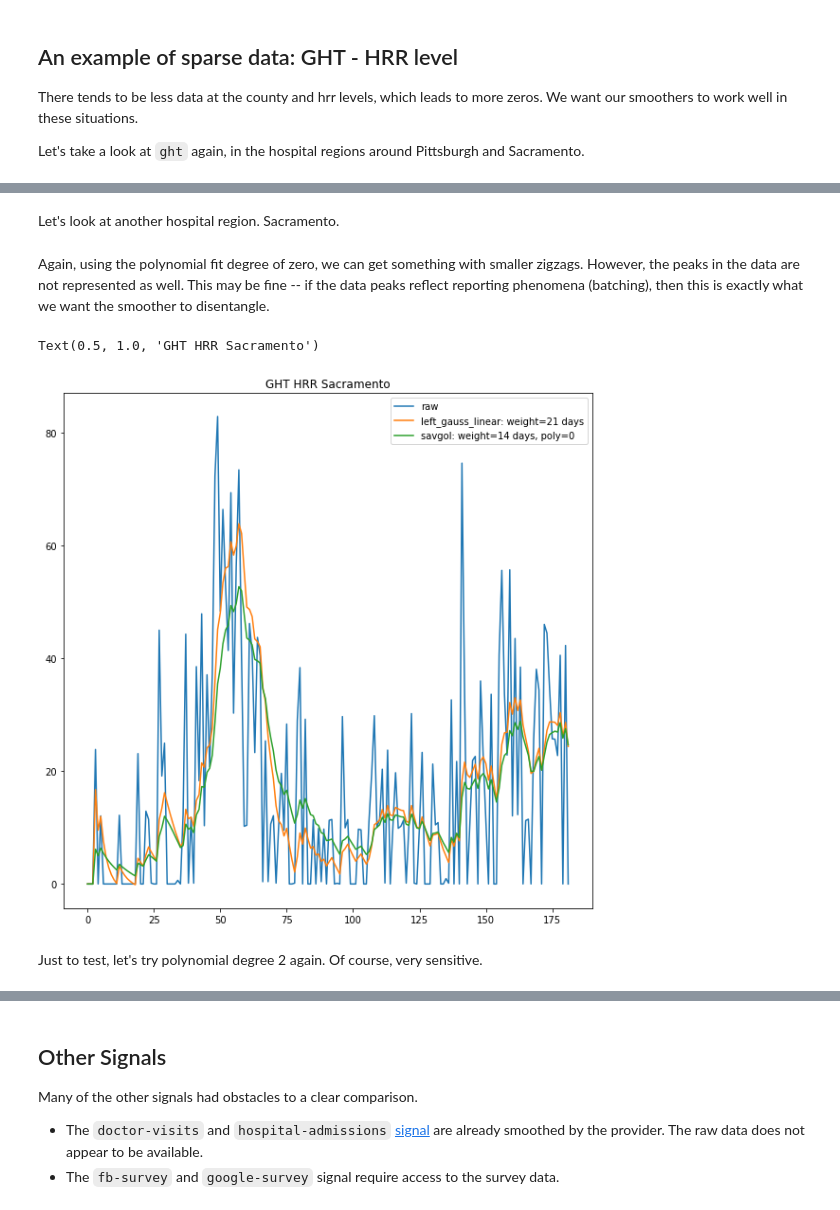
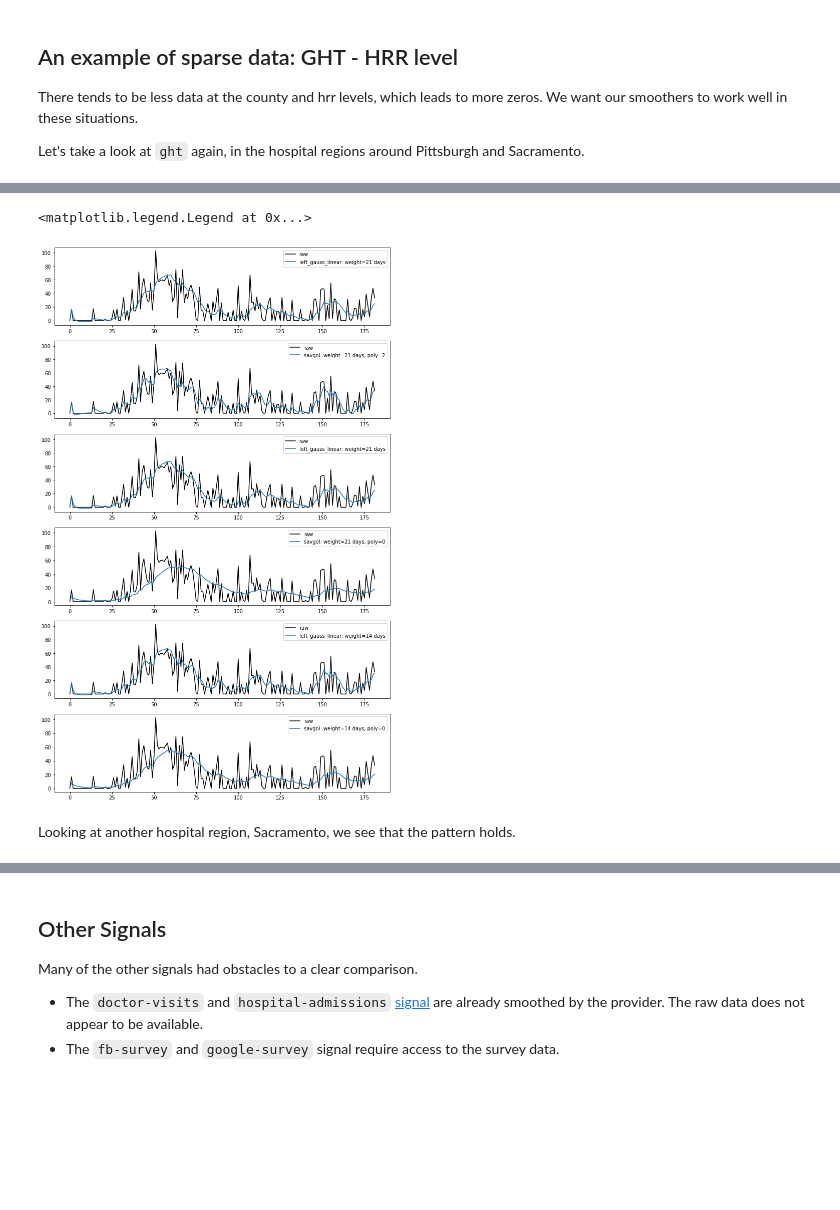
Before and after one commit to cmu-delphi/covidcast-modeling, a Jupyter notebook: indicators_smoother/COVIDcast Smoothing.ipynb, the cells around one changed output, grey strips where cells are left out. Cells and saved outputs as stored; diff of their text form; code cells hidden in the pictures; blank space fills up the shorter version.

```diff
--- a/indicators_smoother/COVIDcast Smoothing.ipynb
+++ b/indicators_smoother/COVIDcast Smoothing.ipynb
@@ -167,5 +104,46 @@ Text(0.5, 1.0, 'GHT HRR Pittsburgh')
+# %%
+plt.figure(figsize=(12, 20))
+plt.title("GHT HRR Pittsburgh")
+plt.subplot(6, 1, 1)
+plt.plot(np.array(data_raw.value), label="raw", color='black')
+smoother = Smoother(method_name='left_gauss_linear')
+plt.plot(smoother.smooth(np.array(data_raw.value)), label="left_gauss_linear: weight=21 days")
+plt.legend()
+
+plt.subplot(6, 1, 2)
+smoother = Smoother()
+plt.plot(np.array(data_raw.value), label="raw", color='black')
+plt.plot(smoother.smooth(np.array(data_raw.value)), label="savgol: weight=21 days, poly=2")
+plt.legend()
+
+plt.subplot(6, 1, 3)
+plt.plot(np.array(data_raw.value), label="raw", color='black')
+smoother = Smoother(method_name='left_gauss_linear')
+plt.plot(smoother.smooth(np.array(data_raw.value)), label="left_gauss_linear: weight=21 days")
+plt.legend()
+
+plt.subplot(6, 1, 4)
+plt.plot(np.array(data_raw.value), label="raw", color='black')
+smoother = Smoother(poly_fit_degree=0)
+plt.plot(smoother.smooth(np.array(data_raw.value)), label="savgol: weight=21 days, poly=0")
+plt.legend()
+
+plt.subplot(6, 1, 5)
+plt.plot(np.array(data_raw.value), label="raw", color='black')
+smoother = Smoother(method_name='left_gauss_linear', gaussian_bandwidth=144)
+plt.plot(smoother.smooth(np.array(data_raw.value)), label="left_gauss_linear: weight=14 days")
+plt.legend()
+
+plt.subplot(6, 1, 6)
+plt.plot(np.array(data_raw.value), label="raw", color='black')
+smoother = Smoother(gaussian_bandwidth=144, poly_fit_degree=0)
+plt.plot(smoother.smooth(np.array(data_raw.value)), label="savgol: weight=14 days, poly=0")
+plt.legend()
+# %% [output]
+<matplotlib.legend.Legend at 0x...>
+[figure, added]
 # %% [markdown]
-Let's look at another hospital region. Sacramento.
+Looking at another hospital region, Sacramento, we see that the pattern holds.
 # %%
 filename = "ght_raw_hrr_sacramento.csv"
 if filename not in os.listdir():
@@ -175,19 +153,3 @@ if filename not in os.listdir():
     data_raw.to_csv(filename)
 else:
     data_raw = pd.read_csv(filename)
-# %% [markdown]
-Again, using the polynomial fit degree of zero, we can get something with smaller zigzags. However, the peaks in the data are not represented as well. This may be fine -- if the data peaks reflect reporting phenomena (batching), then this is exactly what we want the smoother to disentangle.
-# %%
-plt.figure(figsize=(10,10))
-plt.plot(np.array(data_raw.value), label="raw")
-smoother = Smoother(method_name='left_gauss_linear')
-plt.plot(smoother.smooth(np.array(data_raw.value)), label="left_gauss_linear: weight=21 days")
-smoother = Smoother(gaussian_bandwidth=100, poly_fit_degree=0)
-plt.plot(smoother.smooth(np.array(data_raw.value)), label="savgol: weight=14 days, poly=0")
-plt.legend()
-plt.title("GHT HRR Sacramento")
-# %% [output]
-Text(0.5, 1.0, 'GHT HRR Sacramento')
-[figure, removed]
-# %% [markdown]
-Just to test, let's try polynomial degree 2 again. Of course, very sensitive.
```
Also changed, not shown: parts of 37 cells of this notebook.
